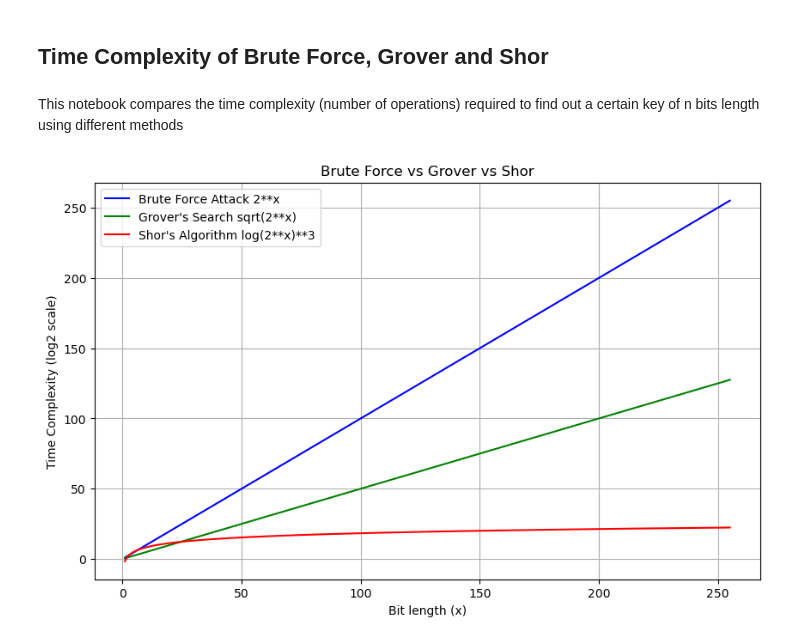
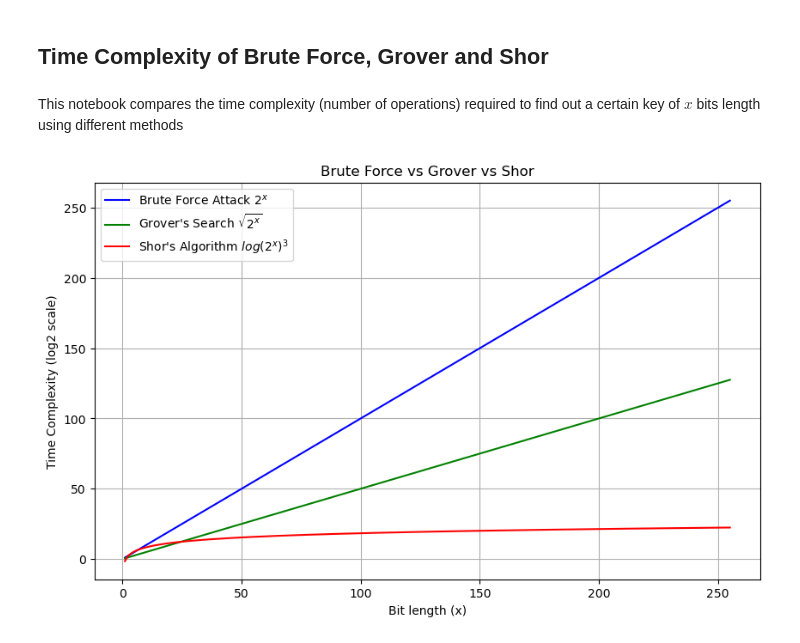
Before and after one commit to c4ristian/encryption, a Jupyter notebook: notebooks/post_quantum_comparison.ipynb, the cells around one changed output. Saved outputs shown, nothing was run; the diff lists cells and outputs as text; code cells hidden in the pictures.

Commit message:
Plot updated

```diff
--- a/notebooks/post_quantum_comparison.ipynb
+++ b/notebooks/post_quantum_comparison.ipynb
@@ -1,7 +1,7 @@
 # %% [markdown]
 ## Time Complexity of Brute Force, Grover and Shor
 # %% [markdown]
-This notebook compares the time complexity (number of operations) required to find out a certain key of n bits length using different methods
+This notebook compares the time complexity (number of operations) required to find out a certain key of $x$ bits length using different methods
 # %%
 # Imports
 from math import log, log2
@@ -27,19 +27,20 @@ for x in number_of_bits:
 # %%
 # Visualize results
 # Create the plot
 plt.figure(figsize=(10, 6))
-plt.plot(number_of_bits, brute_force, label="Brute Force Attack 2**x", color='blue')
-plt.plot(number_of_bits, grover, label="Grover's Search sqrt(2**x)", color='green')
-plt.plot(number_of_bits, shor, label="Shor's Algorithm log(2**x)**3", color='red')
+plt.plot(number_of_bits, brute_force, label="Brute Force Attack $2^x$", color='blue')
+plt.plot(number_of_bits, grover, label="Grover's Search $\\sqrt{2^x}$", color='green')
+plt.plot(number_of_bits, shor, label="Shor's Algorithm $log(2^x)^3$", color='red')
 
 # Add labels and title
 plt.xlabel('Bit length (x)')
 plt.ylabel('Time Complexity (log2 scale)')
 plt.title("Brute Force vs Grover vs Shor")
 plt.grid(True)
 plt.legend()
 
 # Show the plot
+plt.savefig('post_quantum_comparison.png', dpi=300)
 plt.show()
 # %% [output]
-[figure, old version]
+[figure, new version]
```
